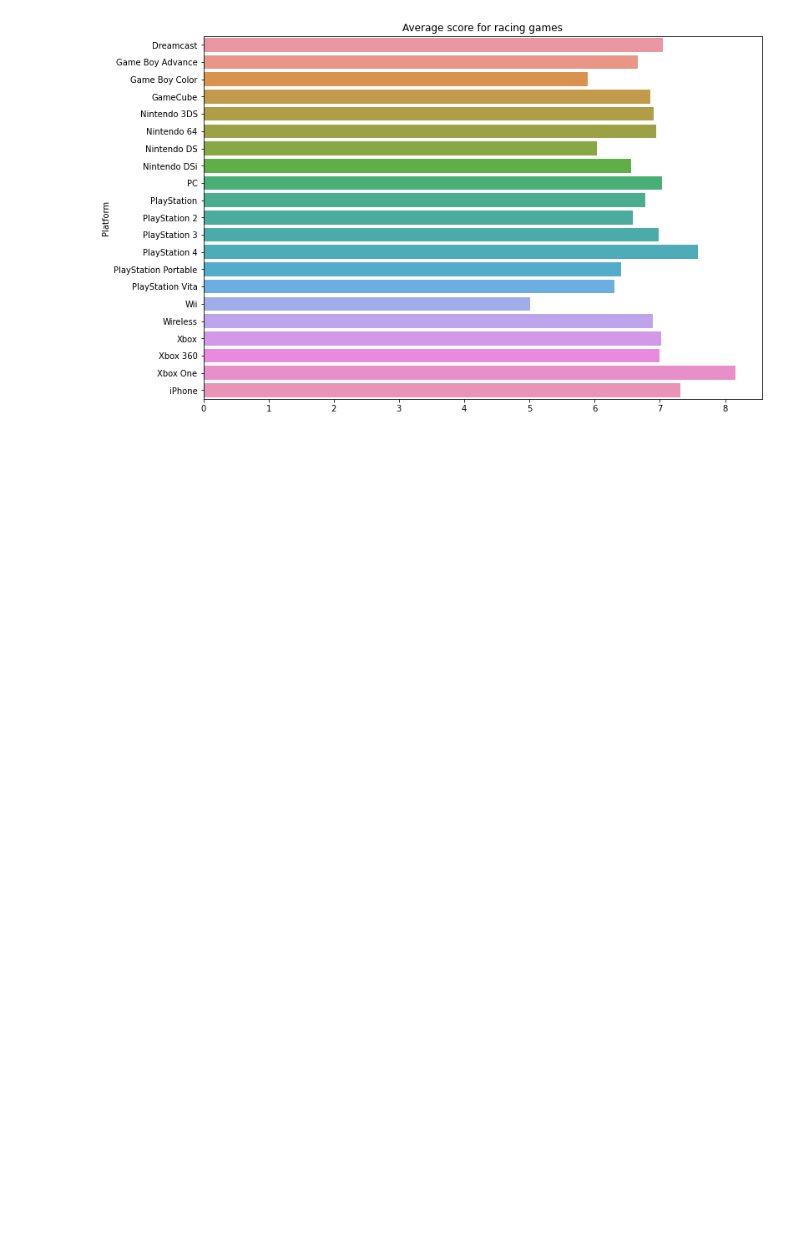
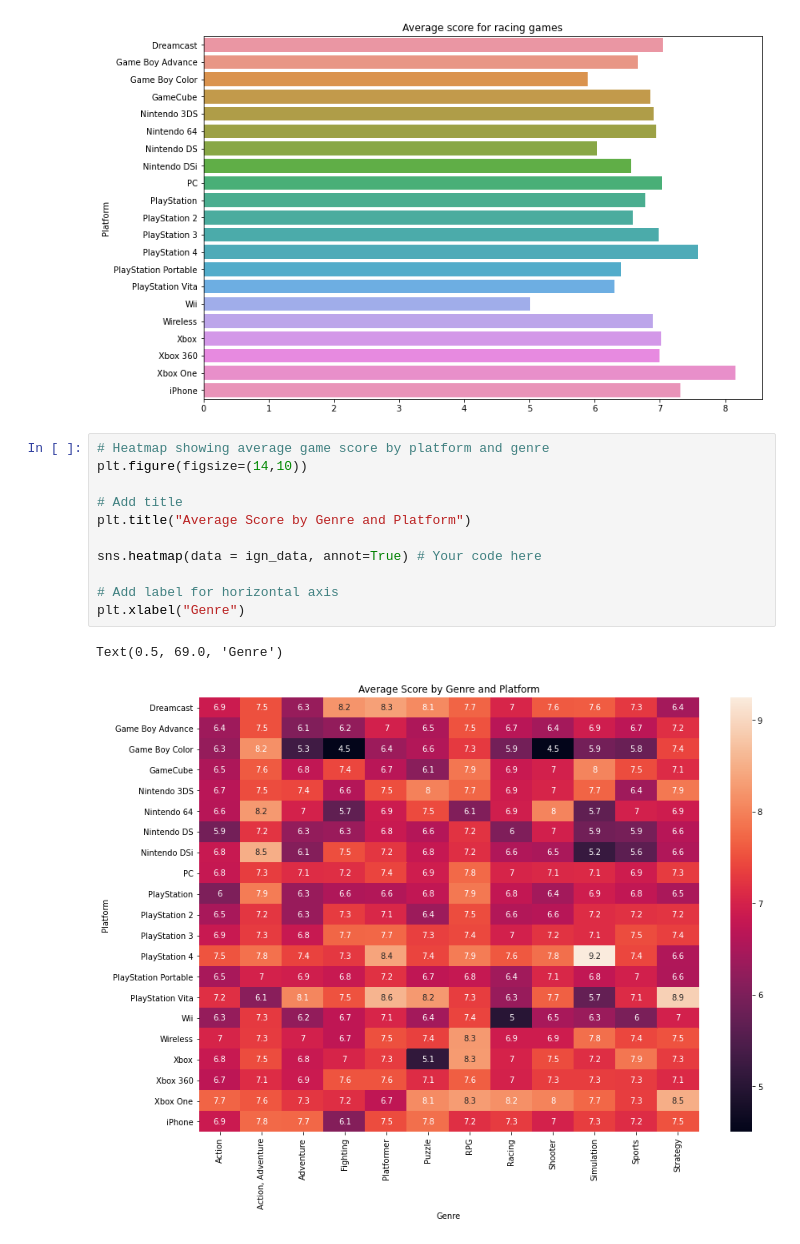
Before and after one commit to Mars-1996/Kaggle, a Jupyter notebook: Lesson3.ipynb, the cells around one changed output. Drawn from its saved outputs; the diff is of its cells as text; blank space fills up the shorter version.

```diff
--- a/Lesson3.ipynb
+++ b/Lesson3.ipynb
@@ -48,3 +48,17 @@ plt.xlabel("")
 # %% [output]
 Text(0.5, 0, '')
 [figure]
+# %%
+# Heatmap showing average game score by platform and genre
+plt.figure(figsize=(14,10))
+
+# Add title
+plt.title("Average Score by Genre and Platform")
+
+sns.heatmap(data = ign_data, annot=True) # Your code here
+
+# Add label for horizontal axis
+plt.xlabel("Genre")
+# %% [output]
+Text(0.5, 69.0, 'Genre')
+[figure, added]
```
